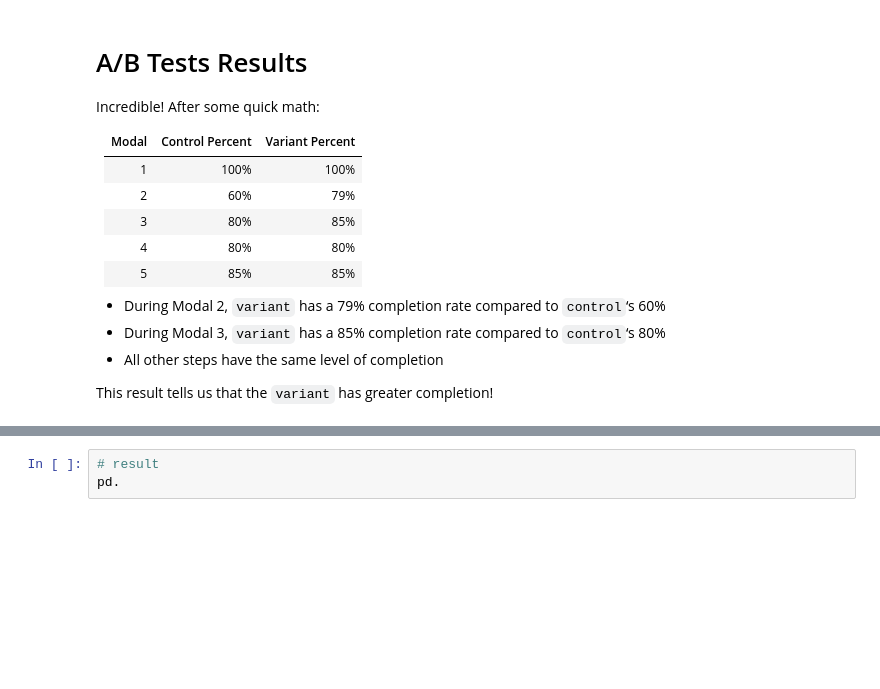
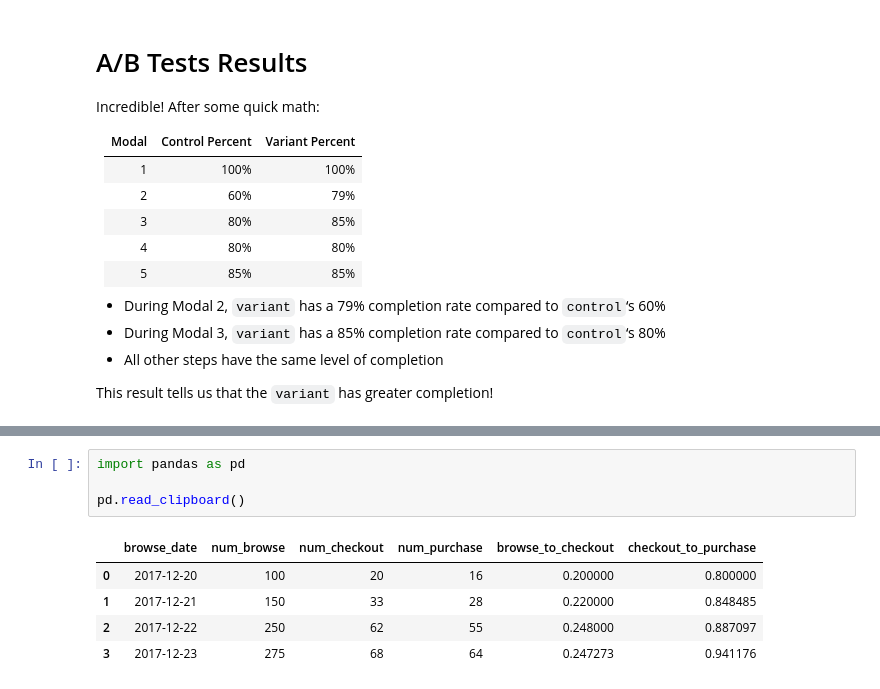
Before and after one commit to aliciag92/SQL-notes, a Jupyter notebook: usage_funnels.ipynb, the cells around one changed output, grey strips where cells are left out. Drawn from its saved outputs; the diff is of its cells as text; blank space fills up the shorter version.

```diff
--- a/usage_funnels.ipynb
+++ b/usage_funnels.ipynb
@@ -387,3 +389,10 @@ ORDER BY browse_date;`
-# %%
-# result
-pd.
+# %%
+import pandas as pd
+
+pd.read_clipboard()
+# %% [output]
+|  | browse_date | num_browse | num_checkout | num_purchase | browse_to_checkout | checkout_to_purchase |
+| 0 | 2017-12-20 | 100 | 20 | 16 | 0.200000 | 0.800000 |
+| 1 | 2017-12-21 | 150 | 33 | 28 | 0.220000 | 0.848485 |
+| 2 | 2017-12-22 | 250 | 62 | 55 | 0.248000 | 0.887097 |
+| 3 | 2017-12-23 | 275 | 68 | 64 | 0.247273 | 0.941176 |
```
Also changed, not shown: parts of 1 cell of this notebook, 1 other file.
